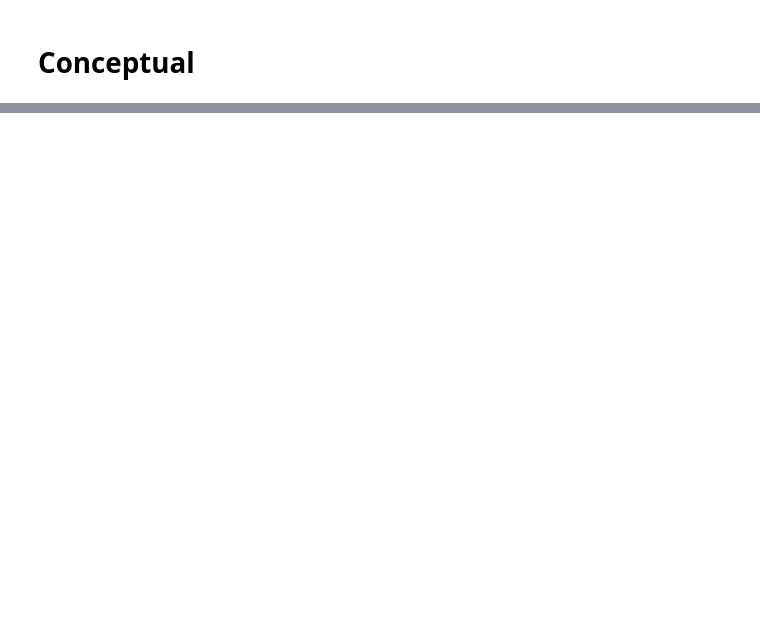
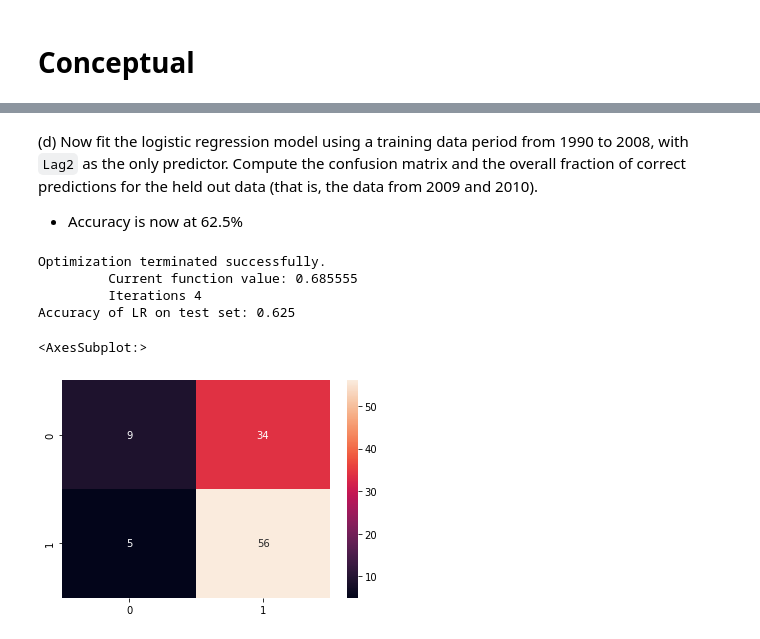
Before and after one commit to bartkowiaktomasz/introduction-to-statistical-learning-python, a Jupyter notebook: notebooks/Chapter_4.ipynb, the cells around one changed output, grey strips where cells are left out. Cells and saved outputs as stored; diff of their text form; code cells hidden in the pictures; blank space fills up the shorter version.

```diff
--- a/notebooks/Chapter_4.ipynb
+++ b/notebooks/Chapter_4.ipynb
@@ -121,0 +173,28 @@ $$
+# %% [markdown]
+(d) Now fit the logistic regression model using a training data period from 1990 to 2008, with `Lag2` as the only predictor. Compute the confusion matrix and the overall fraction of correct predictions for the held out data (that is, the data from 2009 and 2010).
+- Accuracy is now at 62.5%
+# %%
+train_mask = weekly_df["Year"] <= 2008
+X_train = weekly_df[train_mask][["Lag2"]]
+X_test = weekly_df[~train_mask][["Lag2"]]
+y_train = y[train_mask]
+y_test = y[~train_mask]
+
+X_train = sm.add_constant(X_train)
+X_test = sm.add_constant(X_test)
+
+model = sm.Logit(y_train, X_train)
+results = model.fit()
+
+y_pred = (results.predict(X_test) > 0.5).map(int).values
+df_cm = metrics.confusion_matrix(y_test.values, y_pred)
+acc = metrics.accuracy_score(y_test, y_pred)
+print(f"Accuracy of LR on test set: {acc}")
+sns.heatmap(df_cm, annot=True, fmt="d")
+# %% [output]
+Optimization terminated successfully.
+         Current function value: 0.685555
+         Iterations 4
+Accuracy of LR on test set: 0.625
+<AxesSubplot:>
+[figure, added]
```
Also changed, not shown: parts of 53 cells of this notebook, 4 other files.
